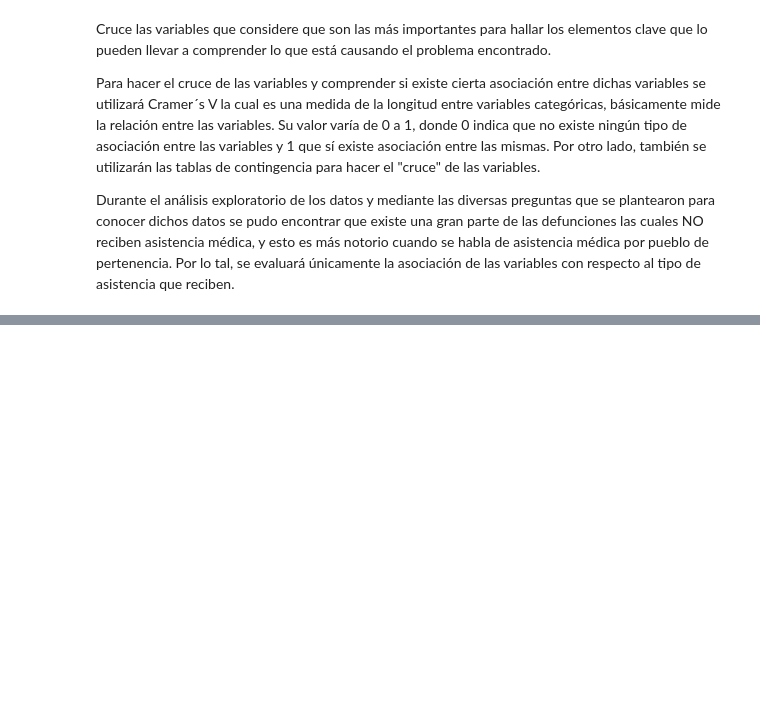
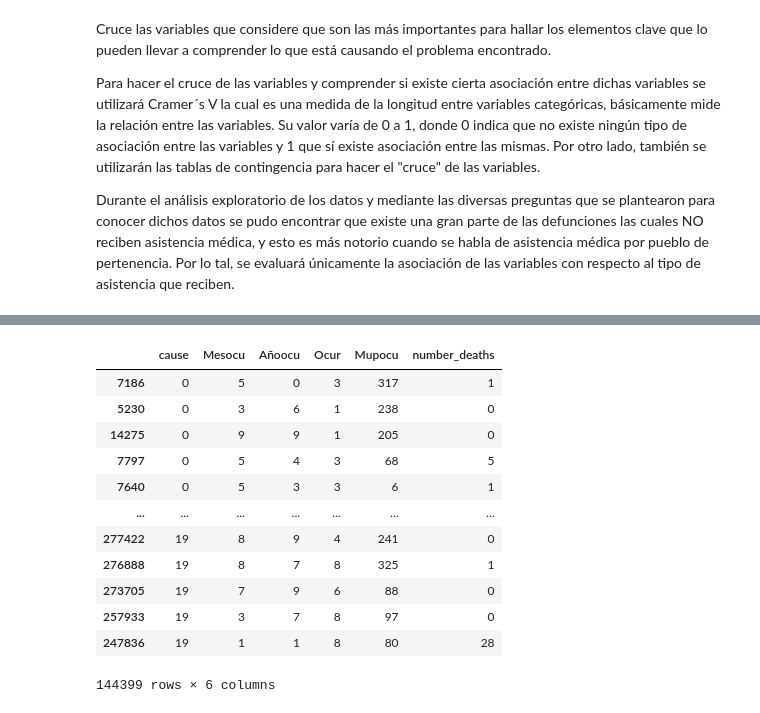
Before and after one commit to Orlando19943/Proyecto1-DM, a Jupyter notebook: predictions.ipynb, the cells around one changed output, grey strips where cells are left out. Cells and saved outputs as stored; diff of their text form; code cells hidden in the pictures; blank space fills up the shorter version.

```diff
--- a/predictions.ipynb
+++ b/predictions.ipynb
@@ -71,3 +90,6 @@ deaths['cause']
+# %%
+# Nuevo conjunto de datos
+sample = sample.reset_index(level=['cause', 'Mesocu', 'Diaocu', 'Añoocu', 'Asist', 'Ocur','Cerdef','Mupocu'])
 # %% [markdown]
 Cruce las variables que considere que son las más importantes para hallar los elementos clave que lo pueden llevar a
 comprender lo que está causando el problema encontrado.
@@ -83,0 +131,23 @@ con respecto al tipo de asistencia que reciben.
+# %%
+sample = sample.drop(['Asist', 'Diaocu', 'Cerdef'], axis=1)
+# %%
+sample = sample.groupby(['cause', 'Mesocu', 'Añoocu', 'Ocur','Mupocu']).count()
+sample = sample.reset_index(level=['cause', 'Mesocu', 'Añoocu', 'Ocur','Mupocu'])
+# %%
+deaths_sample = sample.groupby('cause', group_keys=False).apply(lambda x: x.sample(frac=0.50, random_state=191943))
+# %%
+deaths_sample
+# %% [output]
+|  | cause | Mesocu | Añoocu | Ocur | Mupocu | number_deaths |
+| 7186 | 0 | 5 | 0 | 3 | 317 | 1 |
+| 5230 | 0 | 3 | 6 | 1 | 238 | 0 |
+| 14275 | 0 | 9 | 9 | 1 | 205 | 0 |
+| 7797 | 0 | 5 | 4 | 3 | 68 | 5 |
+| 7640 | 0 | 5 | 3 | 3 | 6 | 1 |
+| ... | ... | ... | ... | ... | ... | ... |
+| 277422 | 19 | 8 | 9 | 4 | 241 | 0 |
+| 276888 | 19 | 8 | 7 | 8 | 325 | 1 |
+| 273705 | 19 | 7 | 9 | 6 | 88 | 0 |
+| 257933 | 19 | 3 | 7 | 8 | 97 | 0 |
+| 247836 | 19 | 1 | 1 | 8 | 80 | 28 |
+144399 rows × 6 columns
```
Also changed, not shown: parts of 13 cells of this notebook.
